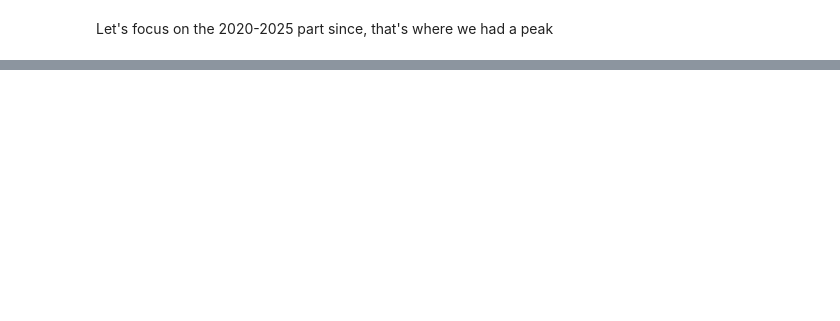
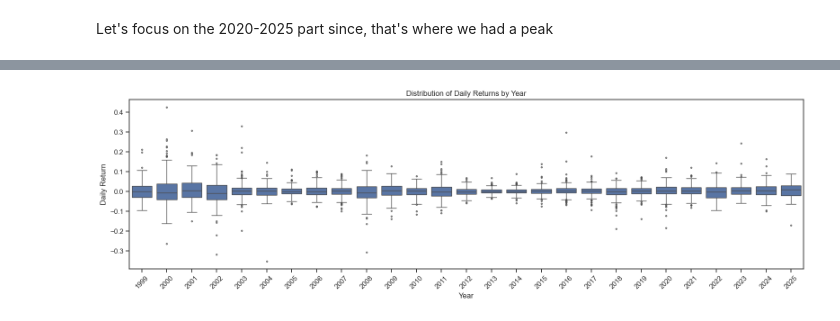
Before and after one commit to gabrielniculaesei/nvidia_stocks_dataset, a Jupyter notebook: notebook.ipynb, the cells around one changed output, grey strips where cells are left out. Saved outputs shown, nothing was run; the diff lists cells and outputs as text; code cells hidden in the pictures; blank space fills up the shorter version.

```diff
--- a/notebook.ipynb
+++ b/notebook.ipynb
@@ -93,0 +155,8 @@ plt.show()
+# %%
+data["Returns"] = data["Adj Close"].pct_change()
+
+sns.displot(
+    data=data.dropna(),
+    x="Returns",
+    bins=60
+)
@@ -93,0 +215,16 @@ plt.show()
+# %%
+
+plt.figure(figsize=(16, 5))
+sns.boxplot(
+    data=data.dropna(subset=["Returns"]),
+    x="Year",
+    y="Returns",
+    fliersize=2
+)
+plt.xticks(rotation=45)
+plt.title("Distribution of Daily Returns by Year")
+plt.ylabel("Daily Return")
+plt.tight_layout()
+plt.show()
+# %% [output]
+[figure, added]
```
Also changed, not shown: parts of 44 cells of this notebook.
